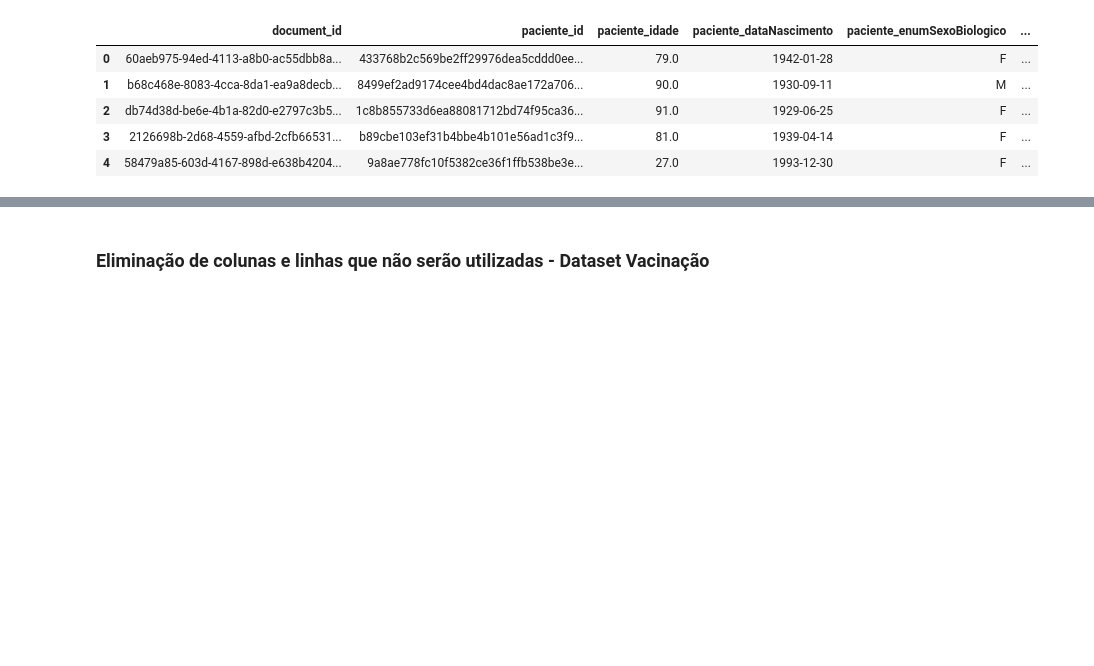
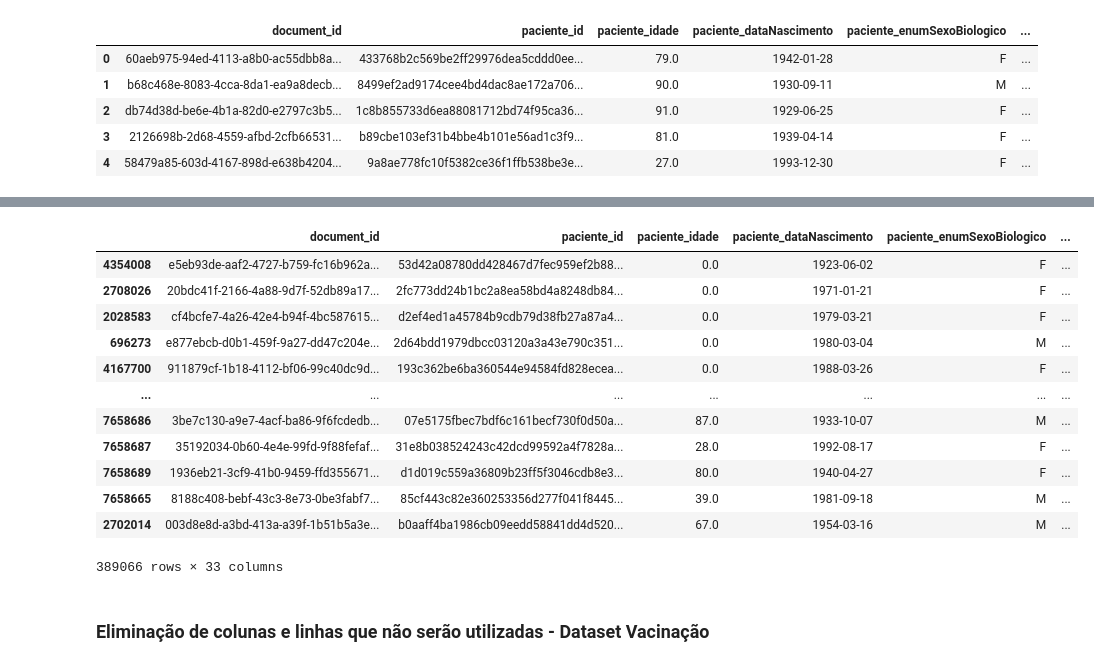
Before and after one commit to massaoiwanaga/topespsi, a Jupyter notebook: TESI_VAC_COVID.ipynb, the cells around one changed output, grey strips where cells are left out. Saved outputs shown, nothing was run; the diff lists cells and outputs as text; code cells hidden in the pictures; blank space fills up the shorter version.

```diff
--- a/TESI_VAC_COVID.ipynb
+++ b/TESI_VAC_COVID.ipynb
@@ -275,0 +331,16 @@ df_vacinacao.head(5)        # Visualização dos registros iniciais
+# %%
+df3
+# %% [output]
+|  | document_id | paciente_id | paciente_idade | paciente_dataNascimento | paciente_enumSexoBiologico | ... |
+| 4354008 | e5eb93de-aaf2-4727-b759-fc16b962a... | 53d42a08780dd428467d7fec959ef2b88... | 0.0 | 1923-06-02 | F | ... |
+| 2708026 | 20bdc41f-2166-4a88-9d7f-52db89a17... | 2fc773dd24b1bc2a8ea58bd4a8248db84... | 0.0 | 1971-01-21 | F | ... |
+| 2028583 | cf4bcfe7-4a26-42e4-b94f-4bc587615... | d2ef4ed1a45784b9cdb79d38fb27a87a4... | 0.0 | 1979-03-21 | F | ... |
+| 696273 | e877ebcb-d0b1-459f-9a27-dd47c204e... | 2d64bdd1979dbcc03120a3a43e790c351... | 0.0 | 1980-03-04 | M | ... |
+| 4167700 | 911879cf-1b18-4112-bf06-99c40dc9d... | 193c362be6ba360544e94584fd828ecea... | 0.0 | 1988-03-26 | F | ... |
+| ... | ... | ... | ... | ... | ... | ... |
+| 7658686 | 3be7c130-a9e7-4acf-ba86-9f6fcdedb... | 07e5175fbec7bdf6c161becf730f0d50a... | 87.0 | 1933-10-07 | M | ... |
+| 7658687 | 35192034-0b60-4e4e-99fd-9f88fefaf... | 31e8b038524243c42dcd99592a4f7828a... | 28.0 | 1992-08-17 | F | ... |
+| 7658689 | 1936eb21-3cf9-41b0-9459-ffd355671... | d1d019c559a36809b23ff5f3046cdb8e3... | 80.0 | 1940-04-27 | F | ... |
+| 7658665 | 8188c408-bebf-43c3-8e73-0be3fabf7... | 85cf443c82e360253356d277f041f8445... | 39.0 | 1981-09-18 | M | ... |
+| 2702014 | 003d8e8d-a3bd-413a-a39f-1b51b5a3e... | b0aaff4ba1986cb09eedd58841dd4d520... | 67.0 | 1954-03-16 | M | ... |
+389066 rows × 33 columns
```
Also changed, not shown: parts of 8 cells of this notebook.
